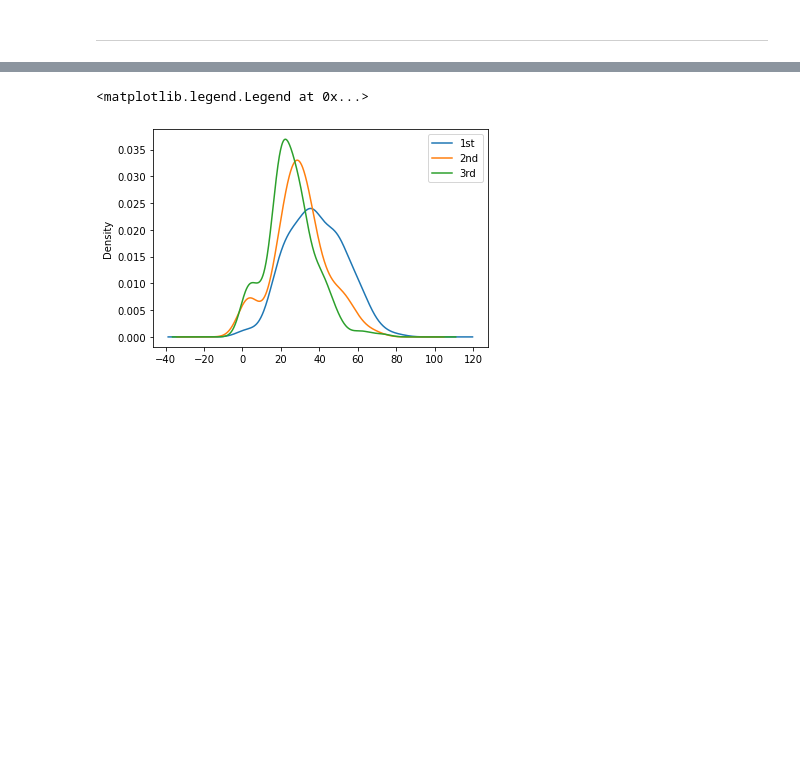
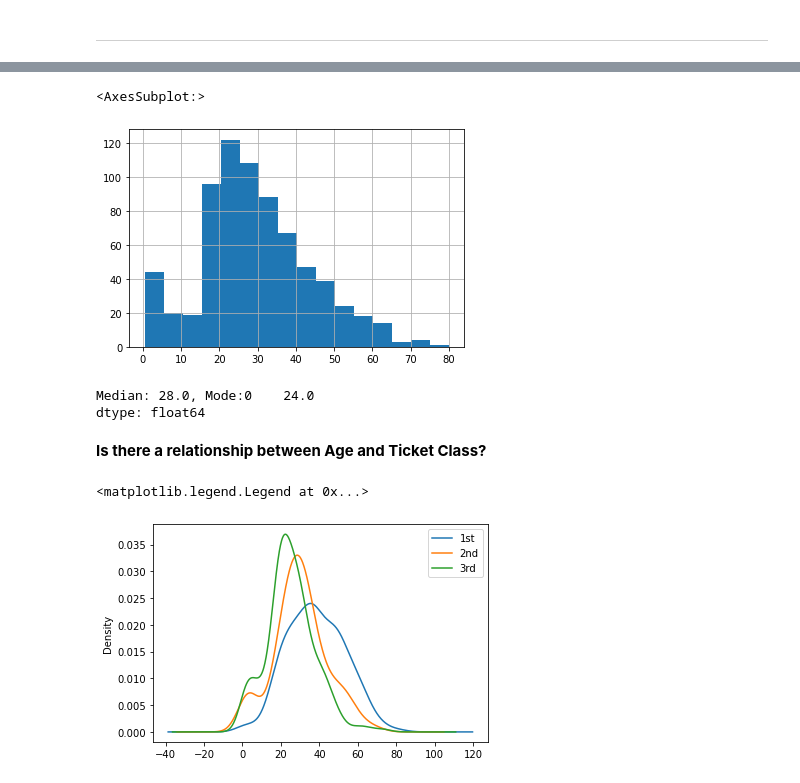
Before and after one commit to bperry555/kaggle, a Jupyter notebook: titanic/titanic.ipynb, the cells around one changed output, grey strips where cells are left out. Drawn from its saved outputs; the diff is of its cells as text; code cells hidden in the pictures; blank space fills up the shorter version.

```diff
--- a/titanic/titanic.ipynb
+++ b/titanic/titanic.ipynb
@@ -103,3 +220,15 @@ Name: Pclass, dtype: float64
+# %%
+train_data.Age.hist(bins=int(train_data.Age.max()/5))
+# %% [output]
+<AxesSubplot:>
+[figure, added]
+# %%
+print(f'Median: {train_data.Age.median()}, Mode:{train_data.Age.mode()}')
+# %% [output]
+Median: 28.0, Mode:0    24.0
+dtype: float64
+# %% [markdown]
+__Is there a relationship between Age and Ticket Class?__
 # %%
 for x in [1,2,3]:
     train_data.Age[train_data.Pclass == x].plot(kind='kde')
```
Also changed, not shown: parts of 87 cells of this notebook, 1 other file.
